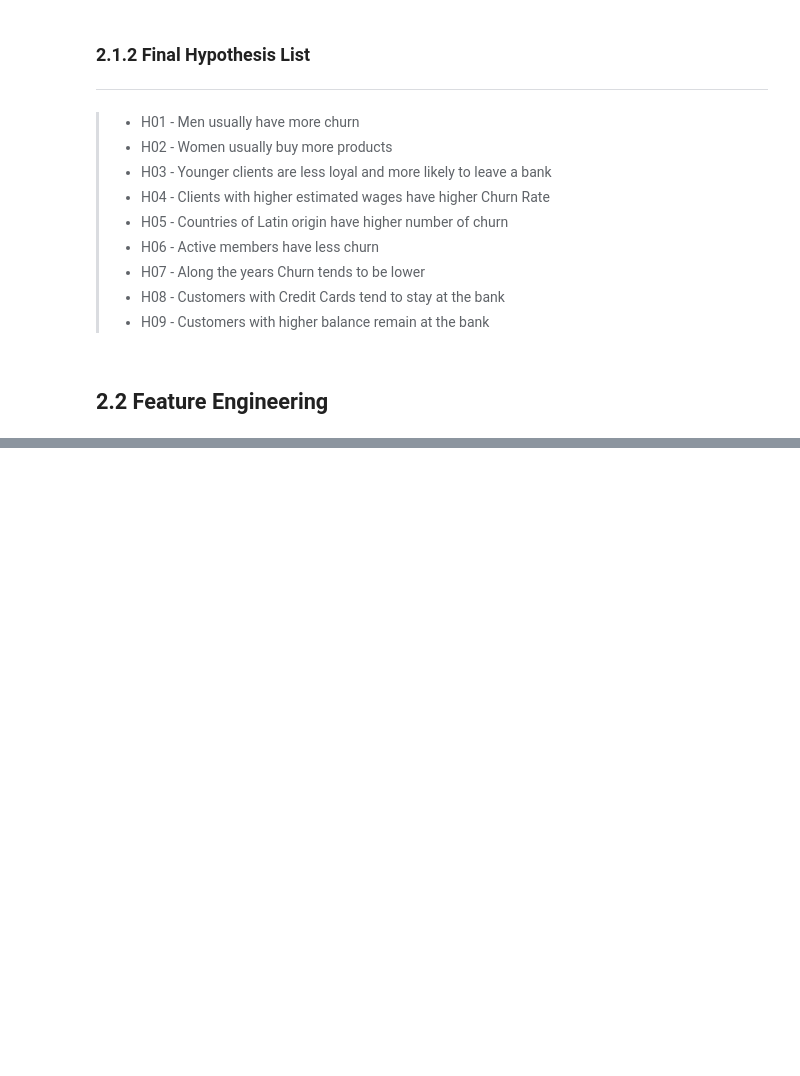
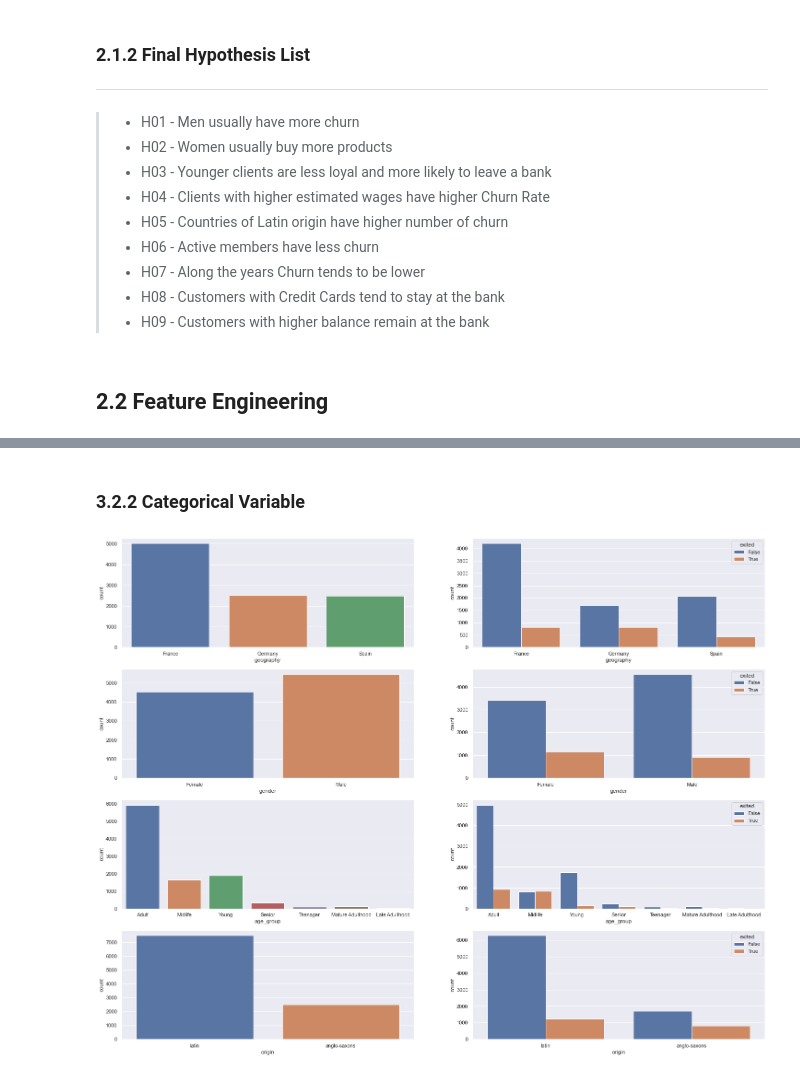
Before and after one commit to FabioCaffarello/Churn-Prediction-TopBank, a Jupyter notebook: 02-Notebooks/01-FirstCycleCRISP/10-WorkflowComplete.ipynb, the cells around one changed output, grey strips where cells are left out. Drawn from its saved outputs; the diff is of its cells as text; code cells hidden in the pictures; blank space fills up the shorter version.

```diff
--- a/02-Notebooks/01-FirstCycleCRISP/10-WorkflowComplete.ipynb
+++ b/02-Notebooks/01-FirstCycleCRISP/10-WorkflowComplete.ipynb
@@ -459,0 +493,18 @@ colunas = ['row_number', 'customer_id', 'surname', 'credit_score', 'geography',
+# %% [markdown]
+### 3.2.2 Categorical Variable
+# %%
+count = 1
+attributes_to_inspect = ['geography', 'gender', 'age_group', 'origin']
+rows= len(attributes_to_inspect)
+plt.figure(figsize=(25,5*rows))
+for i in attributes_to_inspect:
+    plt.subplot(rows, 2, count)
+    sns.countplot(x=i, data=df03)
+    count += 1
+
+    plt.subplot(rows, 2, count)
+    sns.countplot(x=i, hue='exited', data=df03)
+    count += 1
+plt.show()
+# %% [output]
+[figure, added]
```
Also changed, not shown: parts of 41 cells of this notebook.
